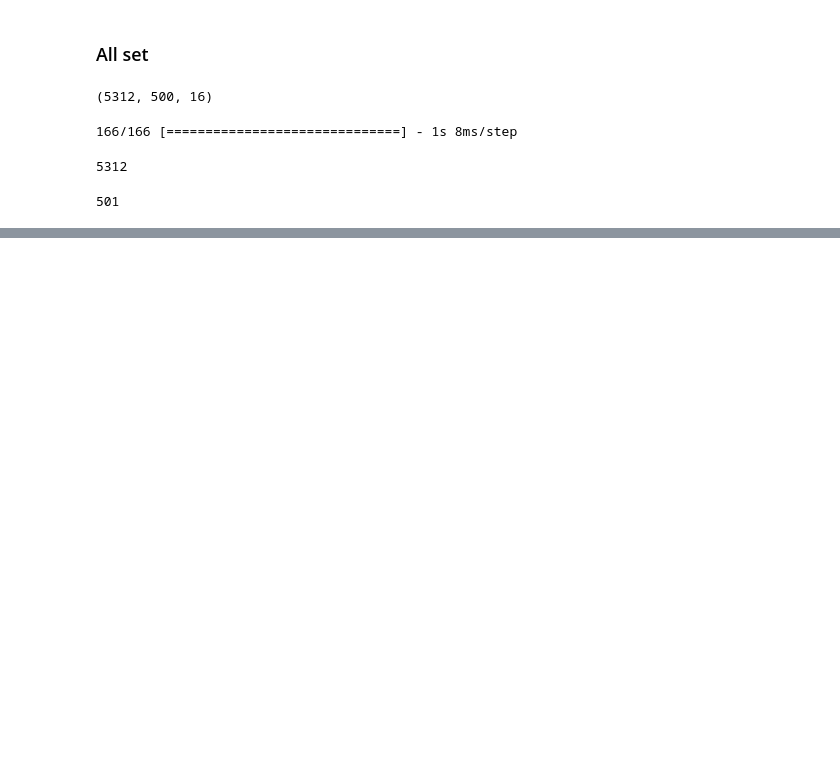
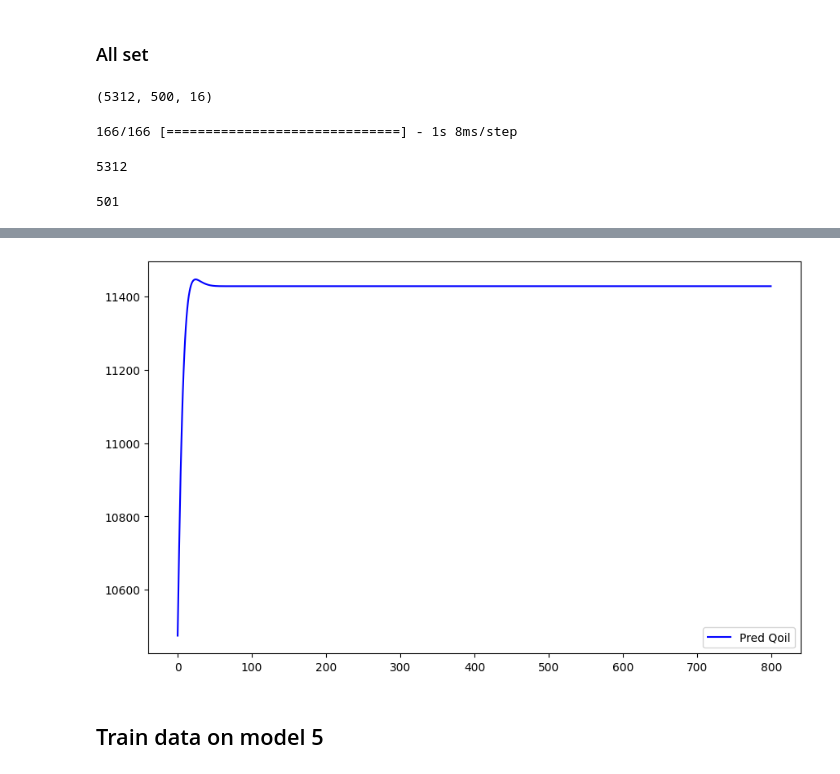
Before and after one commit to mattwagon/oil_production_prediction, a Jupyter notebook: notebooks/eduardo - rnn-model.ipynb, the cells around one changed output, grey strips where cells are left out. Saved outputs shown, nothing was run; the diff lists cells and outputs as text; code cells hidden in the pictures; blank space fills up the shorter version.

```diff
--- a/notebooks/eduardo - rnn-model.ipynb
+++ b/notebooks/eduardo - rnn-model.ipynb
@@ -1991,0 +2016,3 @@ plt.show()
+# %%
+n_features = 16
+length = 500
@@ -1991,0 +2027,11 @@ plt.show()
+# %%
+# Predict unseen data 365 days into the future
+future_preds = []
+input_sequence = X_test_all[-1]  # Start with the last available input sequence
+for _ in range(800):
+    pred = model_9.predict(input_sequence.reshape(1, length, n_features))
+    future_preds.append(pred[0][0])  # Store the prediction
+    # Update the input_sequence by including the new prediction and removing the oldest data point
+    input_sequence = np.roll(input_sequence, -1, axis=0)
+    input_sequence[-1, :] = pred
+# future_preds now contains 365 days of predictions for unseen data
@@ -1991,0 +2076,12 @@ plt.show()
+# %%
+future_preds = scaler_y.inverse_transform(np.array(future_preds).reshape(-1,1))
+# %%
+fig = plt.figure(figsize=(10, 6))
+plt.plot(future_preds, c='b', label='Pred Qoil')
+plt.legend()
+plt.subplots_adjust(left=0.1, right=0.9, bottom=0.1, top=0.9)
+plt.show()
+# %% [output]
+[figure, added]
+# %% [markdown]
+## Train data on model 5
```
Also changed, not shown: parts of 39 cells of this notebook.
